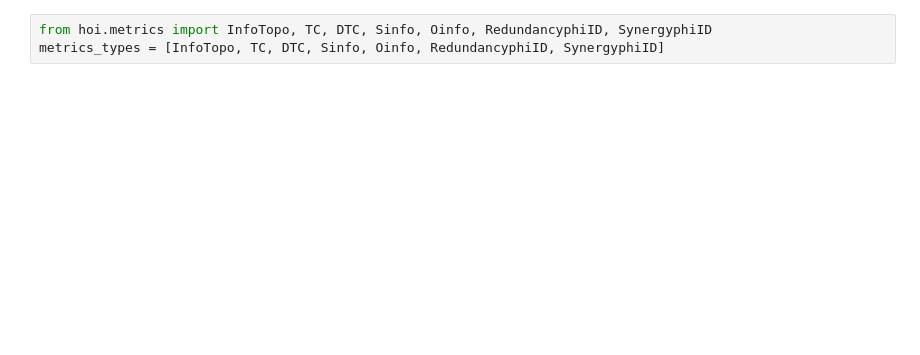
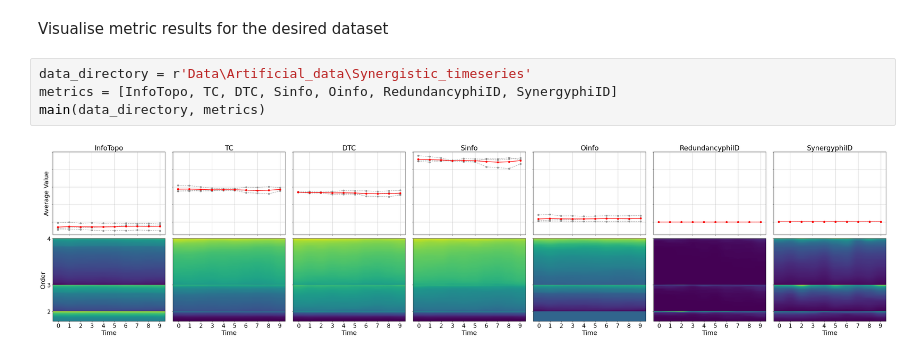
Before and after one commit to cyrilrommens/PhD_2, a Jupyter notebook: Metric_visualisation.ipynb, the cells around one changed output. Saved outputs shown, nothing was run; the diff lists cells and outputs as text; blank space fills up the shorter version.

```diff
--- a/Metric_visualisation.ipynb
+++ b/Metric_visualisation.ipynb
@@ -88,3 +74,8 @@ metrics = [
+# %% [markdown]
+Visualise metric results for the desired dataset
 # %%
-from hoi.metrics import InfoTopo, TC, DTC, Sinfo, Oinfo, RedundancyphiID, SynergyphiID
-metrics_types = [InfoTopo, TC, DTC, Sinfo, Oinfo, RedundancyphiID, SynergyphiID]
+data_directory = r'Data\Artificial_data\Synergistic_timeseries'
+metrics = [InfoTopo, TC, DTC, Sinfo, Oinfo, RedundancyphiID, SynergyphiID]
+main(data_directory, metrics)
+# %% [output]
+[figure, added]
```
Also changed, not shown: parts of 9 cells of this notebook, 9 other files.
